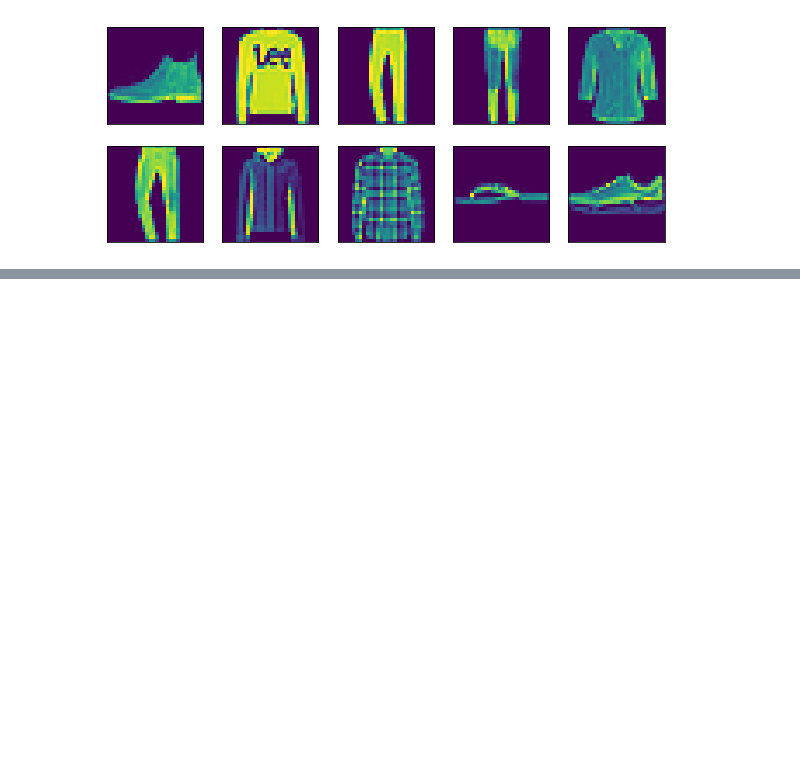
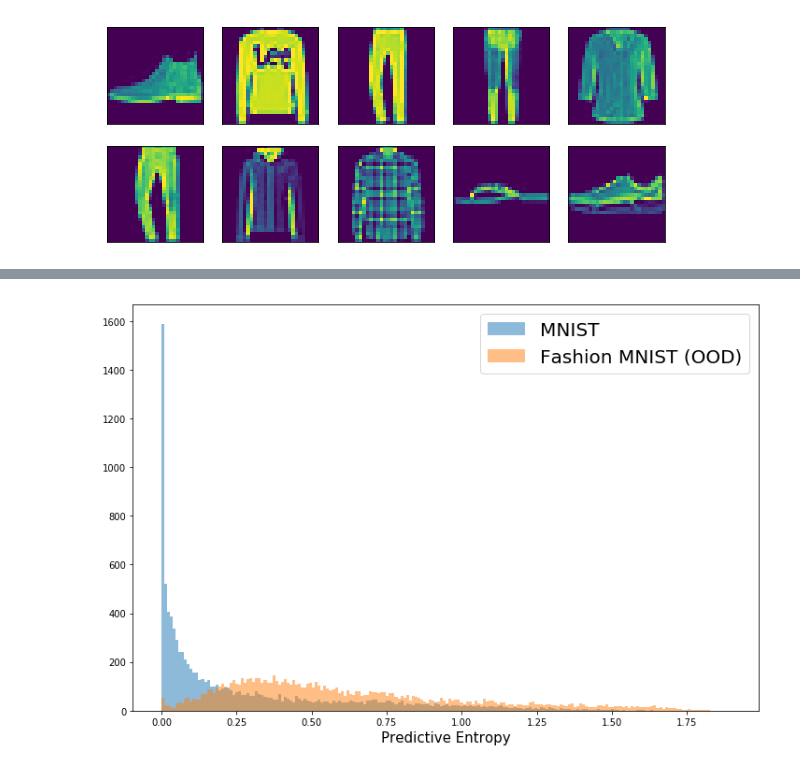
Before and after one commit to slowmoyang/bayesian-deep-learning, a Jupyter notebook: examples/notebooks/out-of-distribution.ipynb, the cells around one changed output, grey strips where cells are left out. Drawn from its saved outputs; the diff is of its cells as text; code cells hidden in the pictures; blank space fills up the shorter version.

```diff
--- a/examples/notebooks/out-of-distribution.ipynb
+++ b/examples/notebooks/out-of-distribution.ipynb
@@ -217,0 +231,6 @@ ax.legend(fontsize=20)
+# %%
+pred_entropy_test = extfp.uncertainty.compute_predictive_entropy(y_test_samples)
+pred_entropy_fashion = extfp.uncertainty.compute_predictive_entropy(y_fashion_samples)
+plot_uncertainty(pred_entropy_test.numpy(), pred_entropy_fashion.numpy(), 'Predictive Entropy')
+# %% [output]
+[figure, added]
```
Also changed, not shown: parts of 11 cells of this notebook.
